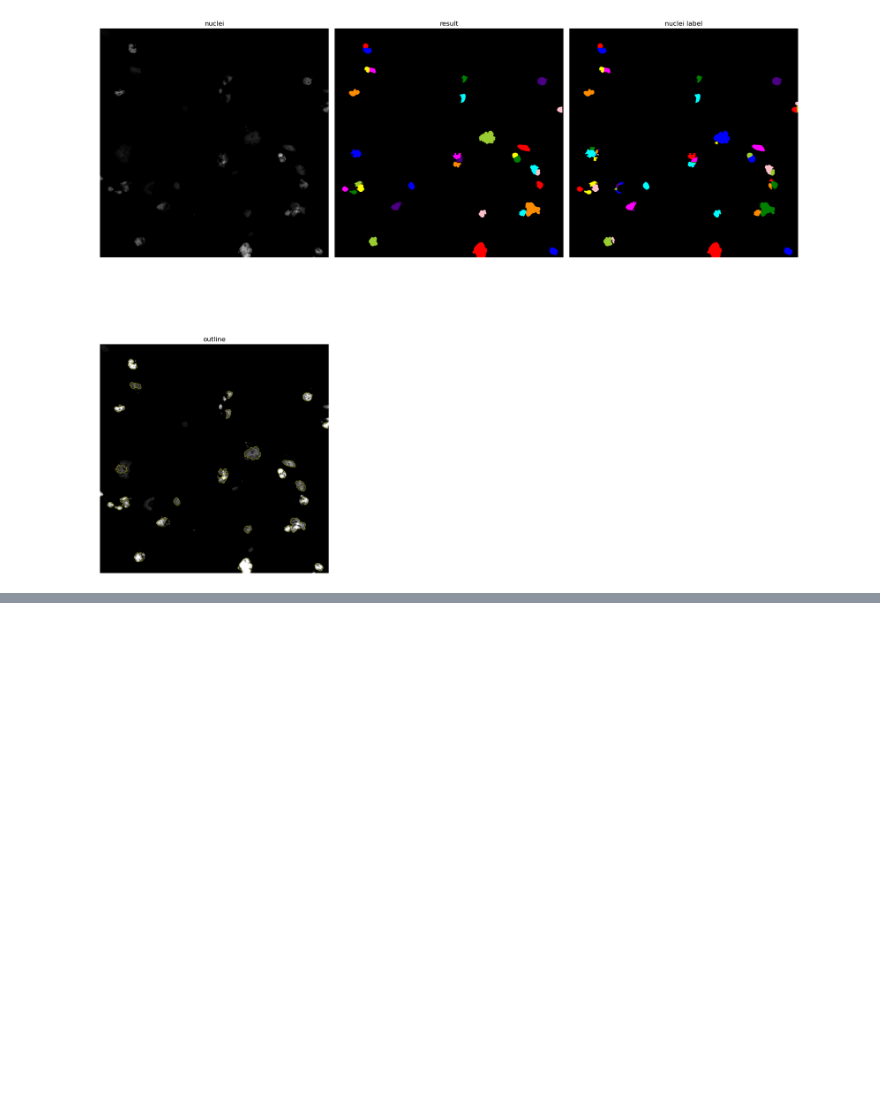
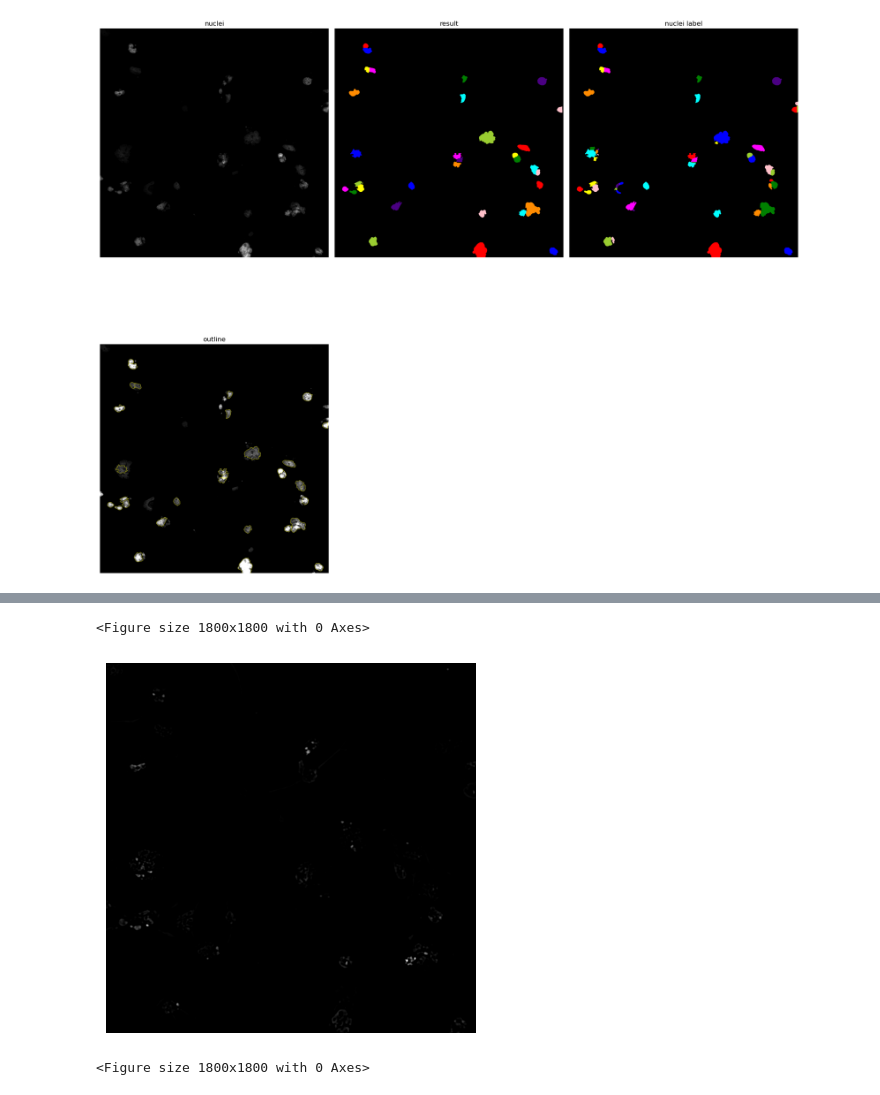
Before and after one commit to hannahbolen1/whole_slide, a Jupyter notebook: ops2019_segment.ipynb, the cells around one changed output, grey strips where cells are left out. Drawn from its saved outputs; the diff is of its cells as text; code cells hidden in the pictures; blank space fills up the shorter version.

```diff
--- a/ops2019_segment.ipynb
+++ b/ops2019_segment.ipynb
@@ -79,0 +157,8 @@ compare_segmentation(nucleiZoom,**images)
+# %%
+plt.imshow(tophat_log, cmap = "gray")
+plt.axis("off")
+plt.figure(figsize=(18,18))
+# %% [output]
+<Figure size 1800x1800 with 0 Axes>
+[figure, added]
+<Figure size 1800x1800 with 0 Axes>
```
Also changed, not shown: parts of 11 cells of this notebook, 2 other files.
